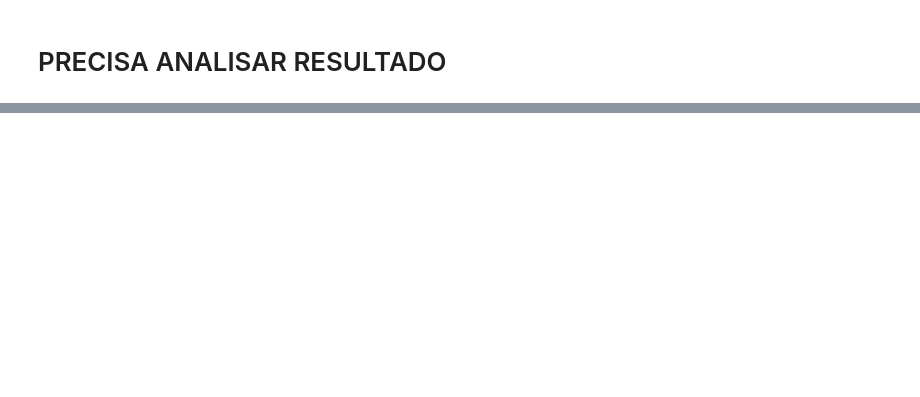
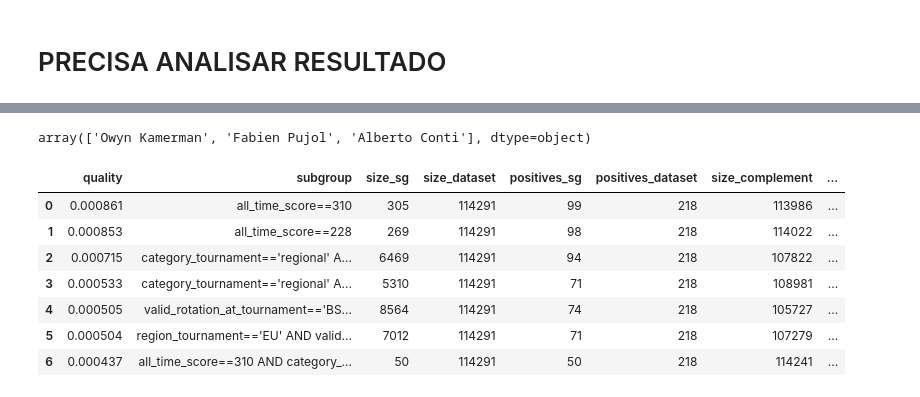
Before and after one commit to Francisco-aragao/Pokemon_analysis, a Jupyter notebook: tp.ipynb, the cells around one changed output, grey strips where cells are left out. Saved outputs shown, nothing was run; the diff lists cells and outputs as text; code cells hidden in the pictures; blank space fills up the shorter version.

```diff
--- a/tp.ipynb
+++ b/tp.ipynb
@@ -376,2 +384,6 @@ df_result
 # %% [markdown]
 - Como possível ver, muita redundancia nos subgrupos do beam search
+# %%
+# Display the results
+for row in result.to_dataframe().itertuples():
+    print(row.subgroup)
@@ -379,0 +483,16 @@ df_result
+# %%
+# Create a dictionary of scores for 2022
+scores_2022 = df[df['year_tournament'] == 2022].set_index('name_player')['all_time_score'].to_dict()
+
+# Define a function to determine if a player's score improved
+def has_improved(row):
+    if row['year_tournament'] == 2023:
+        previous_score = scores_2022.get(row['name_player'])
+        if previous_score is not None:
+            return row['all_time_score'] < previous_score
+    return False
+
+# Apply the function to create the new column
+df['improved_2022_2023'] = df.apply(has_improved, axis=1)
+
+df[df['improved_2022_2023'] == True][['name_player', 'year_tournament', 'all_time_score']]
@@ -379,0 +517,49 @@ df_result
+# %%
+# see the unique names of players that improved their score
+df[df['improved_2022_2023'] == True]['name_player'].unique()
+# %% [output]
+array(['Owyn Kamerman', 'Fabien Pujol', 'Alberto Conti'], dtype=object)
+# %%
+
+# Define the target for subgroup discovery
+target = ps.BinaryTarget('improved_2022_2023', True)
+
+search_space = ps.create_selectors(df, ignore=['improved_2022_2023'])
+
+# create one selector for card_name, combo_type_name, category_tournament, region_tournament and all_time_score
+card_name_selector = [ps.EqualitySelector('name_card', value) for value in df['name_card'].unique()]
+combo_type_selector = [ps.EqualitySelector('combo_type_name', value) for value in df['combo_type_name'].unique()]
+category_selector = [ps.EqualitySelector('category_tournament', value) for value in df['category_tournament'].unique()]
+region_selector = [ps.EqualitySelector('region_tournament', value) for value in df['region_tournament'].unique()]
+all_score_selector = [ps.EqualitySelector('all_time_score', value) for value in df['all_time_score'].unique()]
+rotation_selector = [ps.EqualitySelector('valid_rotation_at_tournament', value) for value in df['valid_rotation_at_tournament'].unique()]
+
+
+# Combine all selectors to form the search space
+search_space = card_name_selector + combo_type_selector + category_selector + region_selector + all_score_selector + rotation_selector
+
+# Create the Subgroup Discovery Task
+task = ps.SubgroupDiscoveryTask(
+    df,
+    target,
+    search_space,
+    result_set_size=7,
+    depth=4,
+    qf=ps.WRAccQF()  # Quality function to evaluate subgroups
+)
+
+# Run the SD-Map algorithm
+result = ps.SimpleDFS().execute(task)
+
+df_result = result.to_dataframe()
+
+df_result
+# %% [output]
+|  | quality | subgroup | size_sg | size_dataset | positives_sg | positives_dataset | size_complement | ... |
+| 0 | 0.000861 | all_time_score==310 | 305 | 114291 | 99 | 218 | 113986 | ... |
+| 1 | 0.000853 | all_time_score==228 | 269 | 114291 | 98 | 218 | 114022 | ... |
+| 2 | 0.000715 | category_tournament=='regional' A... | 6469 | 114291 | 94 | 218 | 107822 | ... |
+| 3 | 0.000533 | category_tournament=='regional' A... | 5310 | 114291 | 71 | 218 | 108981 | ... |
+| 4 | 0.000505 | valid_rotation_at_tournament=='BS... | 8564 | 114291 | 74 | 218 | 105727 | ... |
+| 5 | 0.000504 | region_tournament=='EU' AND valid... | 7012 | 114291 | 71 | 218 | 107279 | ... |
+| 6 | 0.000437 | all_time_score==310 AND category_... | 50 | 114291 | 50 | 218 | 114241 | ... |
```
Also changed, not shown: parts of 13 cells of this notebook.
